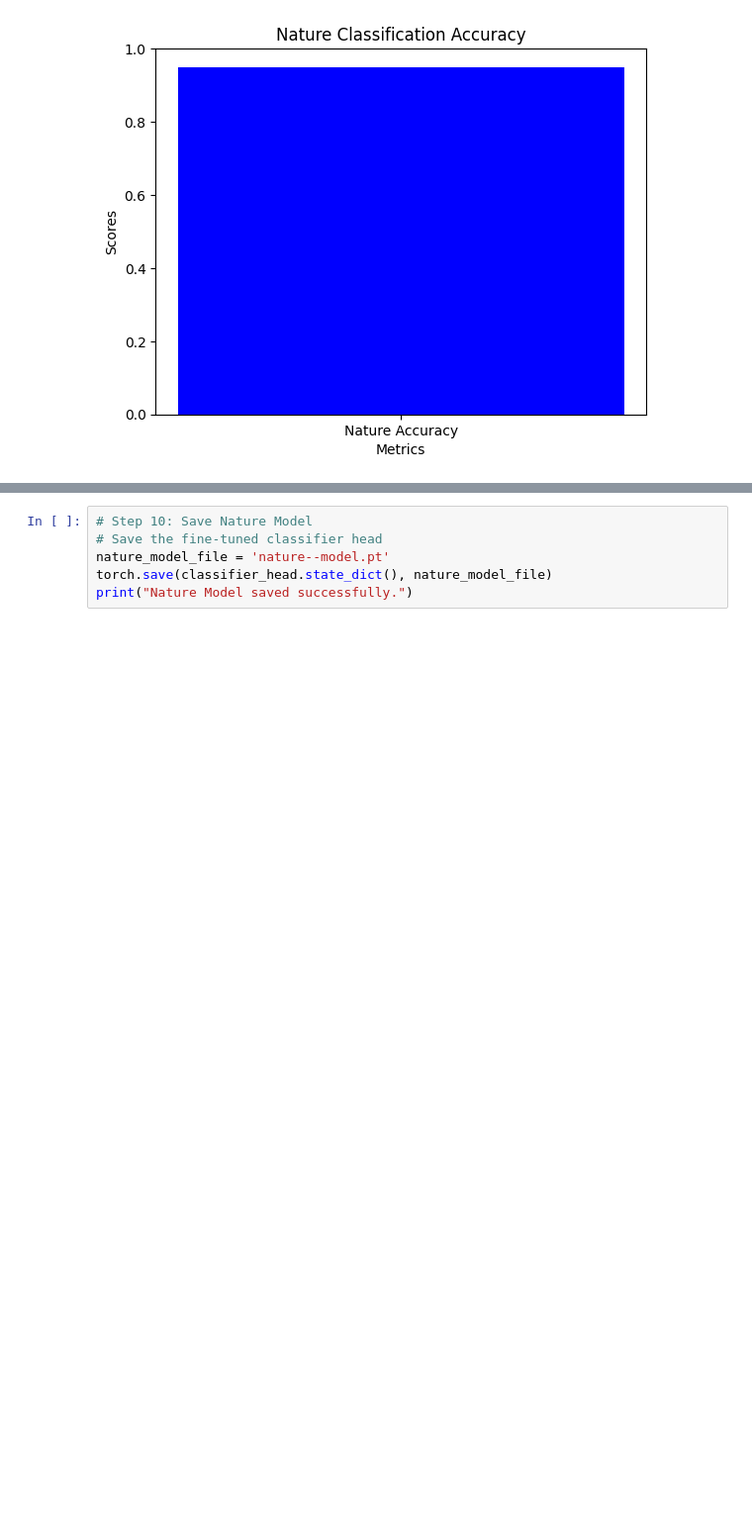
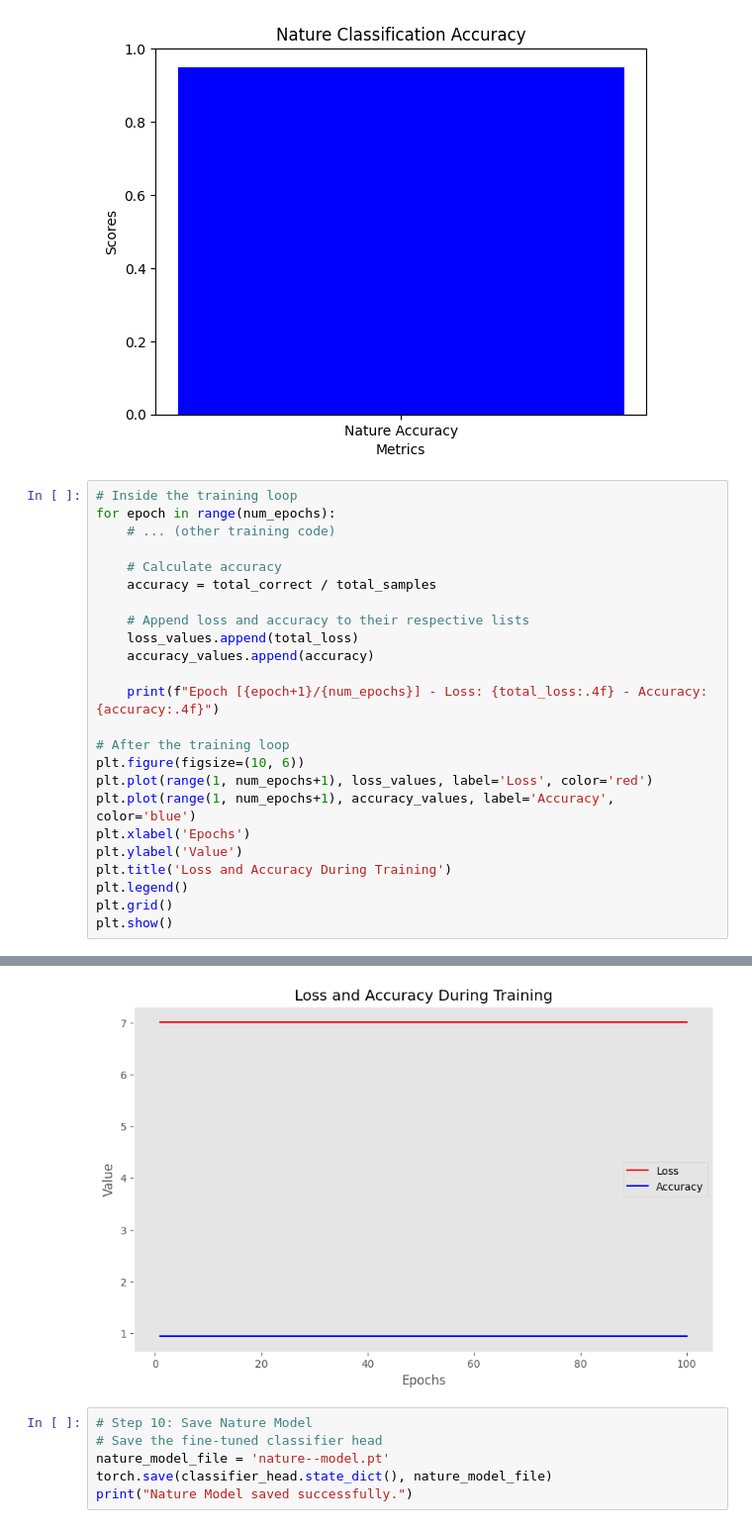
Before and after one commit to syedissambukhari/islamophobia-Detection-using-Machine-learning, a Jupyter notebook: clipnaturetraining.ipynb, the cells around one changed output, grey strips where cells are left out. Shown: that part at 99% size. Saved outputs shown, nothing was run; the diff lists cells and outputs as text; blank space fills up the shorter version.

```diff
--- a/clipnaturetraining.ipynb
+++ b/clipnaturetraining.ipynb
@@ -257,3 +257,28 @@ plt.show()
 # %% [output]
 Nature Accuracy: 0.9492857142857143
 [figure]
+# %%
+# Inside the training loop
+for epoch in range(num_epochs):
+    # ... (other training code)
+
+    # Calculate accuracy
+    accuracy = total_correct / total_samples
+
+    # Append loss and accuracy to their respective lists
+    loss_values.append(total_loss)
+    accuracy_values.append(accuracy)
+
+    print(f"Epoch [{epoch+1}/{num_epochs}] - Loss: {total_loss:.4f} - Accuracy: {accuracy:.4f}")
+
+# After the training loop
+plt.figure(figsize=(10, 6))
+plt.plot(range(1, num_epochs+1), loss_values, label='Loss', color='red')
+plt.plot(range(1, num_epochs+1), accuracy_values, label='Accuracy', color='blue')
+plt.xlabel('Epochs')
+plt.ylabel('Value')
+plt.title('Loss and Accuracy During Training')
+plt.legend()
+plt.grid()
+plt.show()
+# %% [output]
@@ -260,3 +302,4 @@ Nature Accuracy: 0.9492857142857143
+[figure, added]
 # %%
 # Step 10: Save Nature Model
 # Save the fine-tuned classifier head
```
Also changed, not shown: parts of 1 cell of this notebook.
